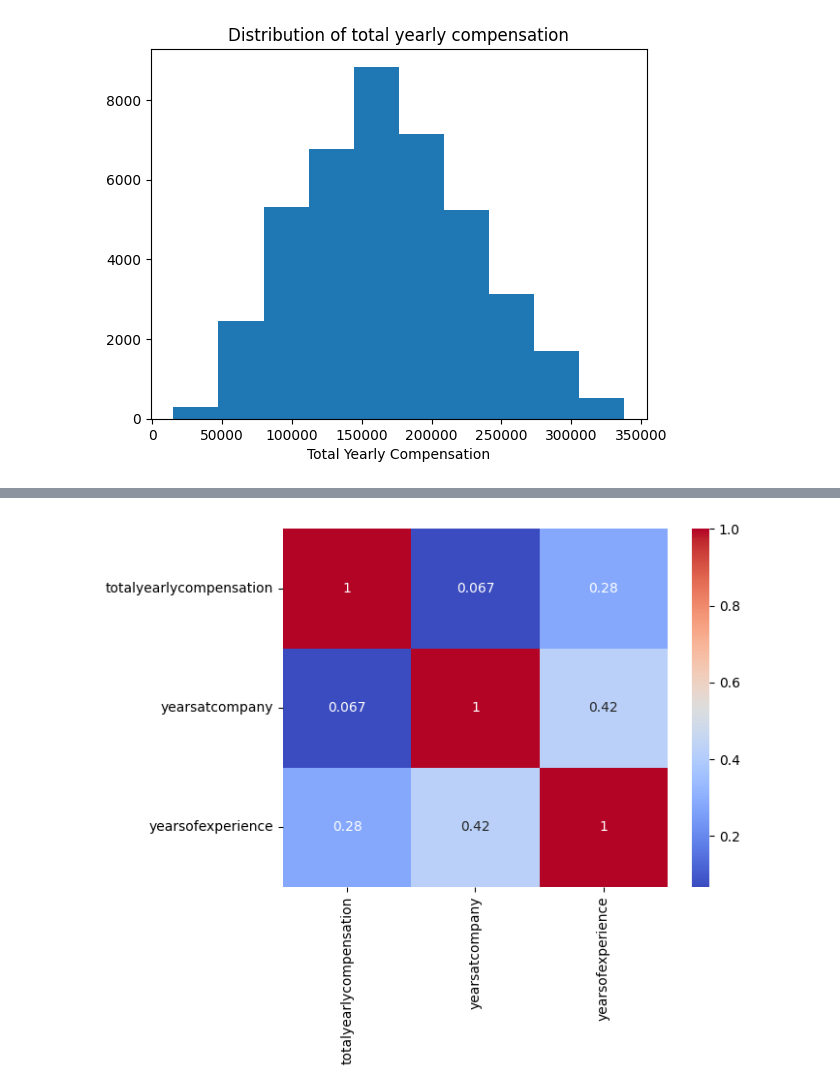
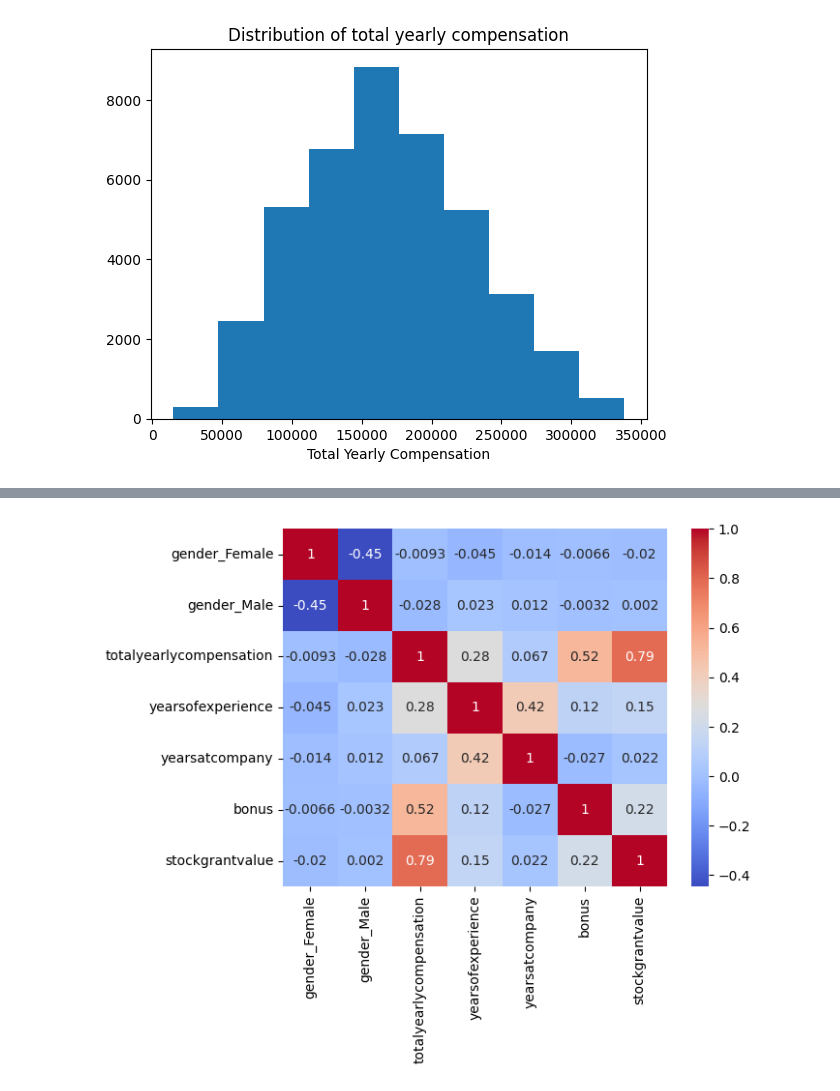
Before and after one commit to drakonic-fury/DTSC-2302-FP, a Jupyter notebook: project.ipynb, the cells around one changed output, grey strips where cells are left out. Saved outputs shown, nothing was run; the diff lists cells and outputs as text; code cells hidden in the pictures.

Commit message:
Updated heatmap

```diff
--- a/project.ipynb
+++ b/project.ipynb
@@ -139,3 +139,6 @@ plt.title("Distribution of total yearly compensation")
 plt.show()
 # %% [output]
 [figure]
+# %%
+encodedData = pd.get_dummies(dfclean, columns=['gender'], prefix='gender', dtype=int)
+encodedData.sample(5)
@@ -142,8 +153,8 @@ plt.show()
 # %%
-encodedData = dfclean[['totalyearlycompensation', 'yearsatcompany', 'yearsofexperience']]
-correlationMatrix = encodedData.corr()
+
+correlationMatrix = encodedData[['gender_Female', 'gender_Male', 'totalyearlycompensation', 'yearsofexperience', 'yearsatcompany', 'bonus', 'stockgrantvalue']].corr()
 
 sns.heatmap(correlationMatrix, annot=True, cmap='coolwarm')
 plt.show()
 # %% [output]
-[figure, old version]
+[figure, new version]
```
Also changed, not shown: parts of 1 cell of this notebook.
